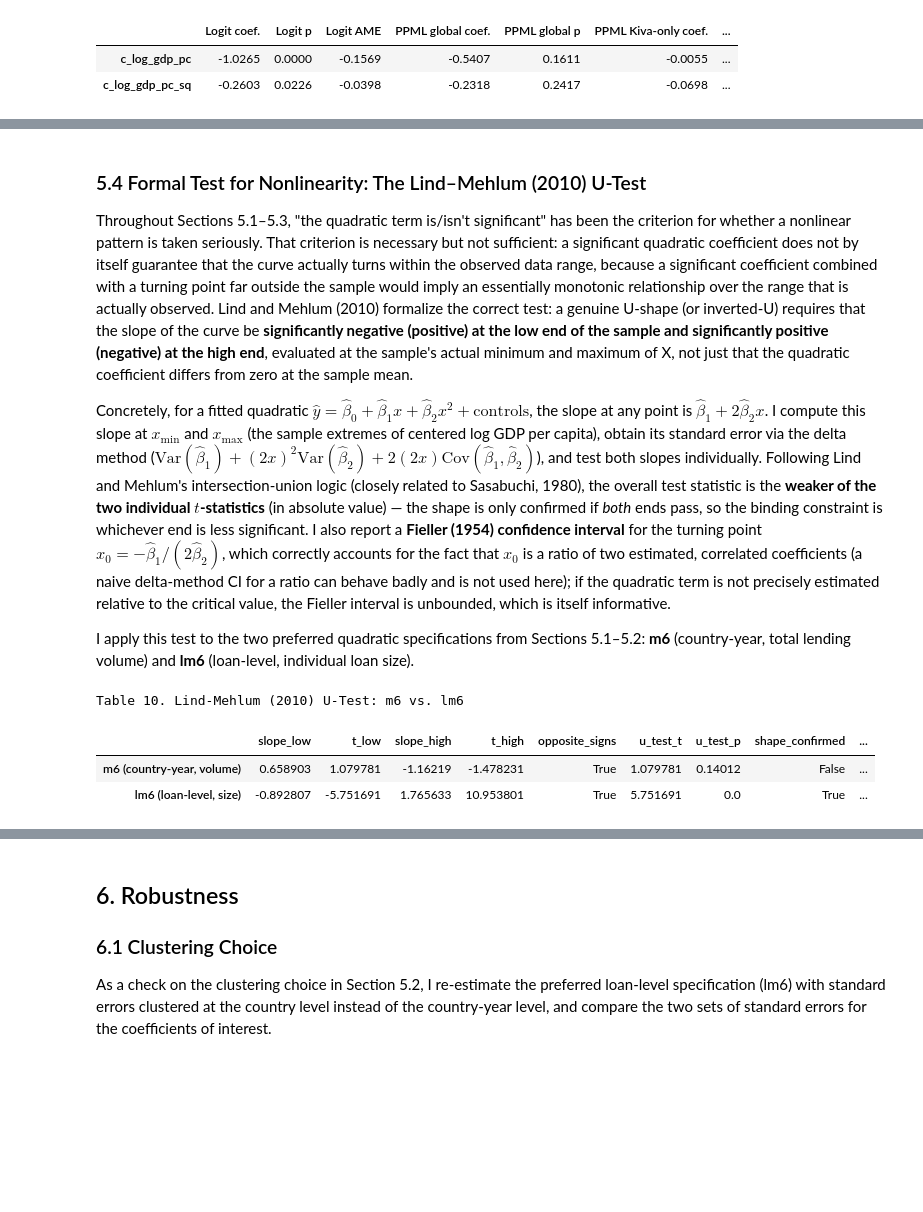
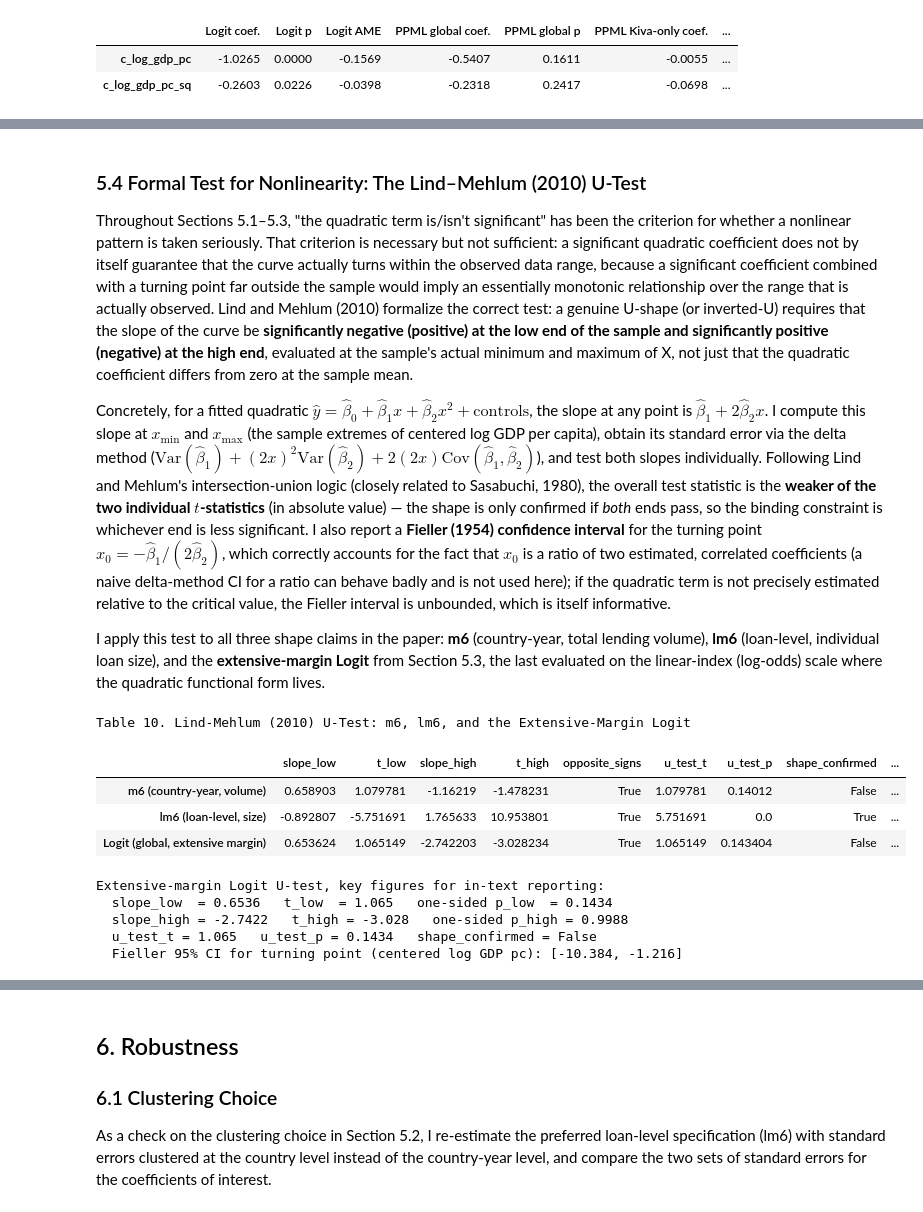
Before and after one commit to KexingYan/Essay, a Jupyter notebook: paper_publication_version.ipynb, the cells around one changed output, grey strips where cells are left out. Cells and saved outputs as stored; diff of their text form; code cells hidden in the pictures; blank space fills up the shorter version.

```diff
--- a/paper_publication_version.ipynb
+++ b/paper_publication_version.ipynb
@@ -1385,8 +1399,10 @@ estimated, correlated coefficients (a naive delta-method CI for a ratio can beha
 here); if the quadratic term is not precisely estimated relative to the critical value, the Fieller interval
 is unbounded, which is itself informative.
 
-I apply this test to the two preferred quadratic specifications from Sections 5.1–5.2: **m6** (country-year,
-total lending volume) and **lm6** (loan-level, individual loan size).
+I apply this test to all three shape claims in the paper: **m6** (country-year, total lending
+volume), **lm6** (loan-level, individual loan size), and the **extensive-margin Logit** from Section
+5.3, the last evaluated on the linear-index (log-odds) scale where the quadratic functional form
+lives.
 # %%
 def lind_mehlum_utest(model, b1_name, b2_name, x_min, x_max, alpha=0.05):
     """Lind & Mehlum (2010) U-test for a quadratic term in a fitted statsmodels result.
@@ -1424,35 +1440,61 @@ def lind_mehlum_utest(model, b1_name, b2_name, x_min, x_max, alpha=0.05):
         fieller_valid = True
     else:
         x0_ci = (-np.inf, np.inf)
         fieller_valid = False
 
     return {
         "slope_low": slope_lo, "t_low": t_lo,
         "slope_high": slope_hi, "t_high": t_hi,
         "opposite_signs": opposite_signs,
         "u_test_t": u_test_t, "u_test_p": u_test_p,
         "shape_confirmed": shape_confirmed,
         "turning_point_centered": x0, "turning_point_ci_centered": x0_ci, "fieller_valid": fieller_valid,
     }
 
 
 utest_m6 = lind_mehlum_utest(m6, "c_log_gdp_pc", "c_log_gdp_pc_sq", reg["c_log_gdp_pc"].min(), reg["c_log_gdp_pc"].max())
 utest_lm6 = lind_mehlum_utest(lm6, "c_log_gdp_pc", "c_log_gdp_pc_sq", loan_reg["c_log_gdp_pc"].min(), loan_reg["c_log_gdp_pc"].max())
 
+# Extensive-margin Logit: same test, applied on the linear-index (log-odds) scale, where the
+# quadratic functional form actually lives. cov_params() is the fitted model's full country-clustered
+# covariance matrix, so Cov(b1, b2) is not assumed to be zero.
+utest_logit = lind_mehlum_utest(
+    logit_fit, "c_log_gdp_pc", "c_log_gdp_pc_sq",
+    gpanel["c_log_gdp_pc"].min(), gpanel["c_log_gdp_pc"].max(),
+)
+
 utest_table = pd.DataFrame({
     "m6 (country-year, volume)": utest_m6,
     "lm6 (loan-level, size)": utest_lm6,
+    "Logit (global, extensive margin)": utest_logit,
 }).T
 utest_table["turning_point_ci_centered"] = utest_table["turning_point_ci_centered"].apply(
     lambda ci: f"[{ci[0]:.3f}, {ci[1]:.3f}]" if np.isfinite(ci[0]) else "unbounded (quadratic term not precisely enough estimated)"
 )
-print("Table 10. Lind-Mehlum (2010) U-Test: m6 vs. lm6")
+print("Table 10. Lind-Mehlum (2010) U-Test: m6, lm6, and the Extensive-Margin Logit")
 display(utest_table.round(4))
+
+print()
+print("Extensive-margin Logit U-test, key figures for in-text reporting:")
+print(f"  slope_low  = {utest_logit['slope_low']:.4f}   t_low  = {utest_logit['t_low']:.3f}   "
+      f"one-sided p_low  = {1 - stats.norm.cdf(utest_logit['t_low']):.4f}")
+print(f"  slope_high = {utest_logit['slope_high']:.4f}   t_high = {utest_logit['t_high']:.3f}   "
+      f"one-sided p_high = {1 - stats.norm.cdf(utest_logit['t_high']):.4f}")
+print(f"  u_test_t = {utest_logit['u_test_t']:.3f}   u_test_p = {utest_logit['u_test_p']:.4f}   "
+      f"shape_confirmed = {utest_logit['shape_confirmed']}")
+tp_ci = utest_table.loc["Logit (global, extensive margin)", "turning_point_ci_centered"]
+print(f"  Fieller 95% CI for turning point (centered log GDP pc): {tp_ci}")
 # %% [output]
-Table 10. Lind-Mehlum (2010) U-Test: m6 vs. lm6
+Table 10. Lind-Mehlum (2010) U-Test: m6, lm6, and the Extensive-Margin Logit
 |  | slope_low | t_low | slope_high | t_high | opposite_signs | u_test_t | u_test_p | shape_confirmed | ... |
 | m6 (country-year, volume) | 0.658903 | 1.079781 | -1.16219 | -1.478231 | True | 1.079781 | 0.14012 | False | ... |
 | lm6 (loan-level, size) | -0.892807 | -5.751691 | 1.765633 | 10.953801 | True | 5.751691 | 0.0 | True | ... |
+| Logit (global, extensive margin) | 0.653624 | 1.065149 | -2.742203 | -3.028234 | True | 1.065149 | 0.143404 | False | ... |
+Extensive-margin Logit U-test, key figures for in-text reporting:
+  slope_low  = 0.6536   t_low  = 1.065   one-sided p_low  = 0.1434
+  slope_high = -2.7422   t_high = -3.028   one-sided p_high = 0.9988
+  u_test_t = 1.065   u_test_p = 0.1434   shape_confirmed = False
+  Fieller 95% CI for turning point (centered log GDP pc): [-10.384, -1.216]
 # %% [markdown]
 Table 10 confirms, formally, what Section 5.1's p-value-only discussion already suggested informally. For
 **m6**, the slope at the low end of the sample is positive but only $t \approx 1.08$, well short of
```
Also changed, not shown: parts of 4 cells of this notebook, 2 other files.
